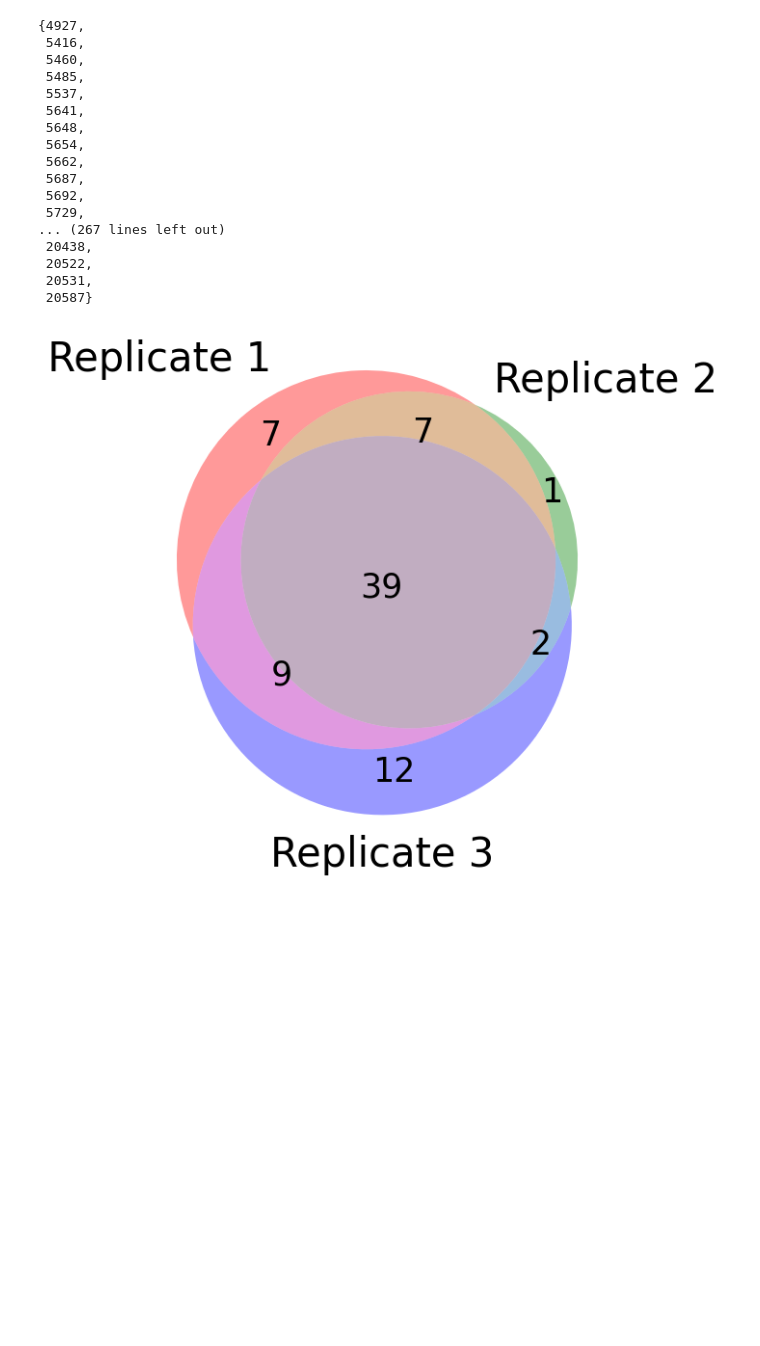
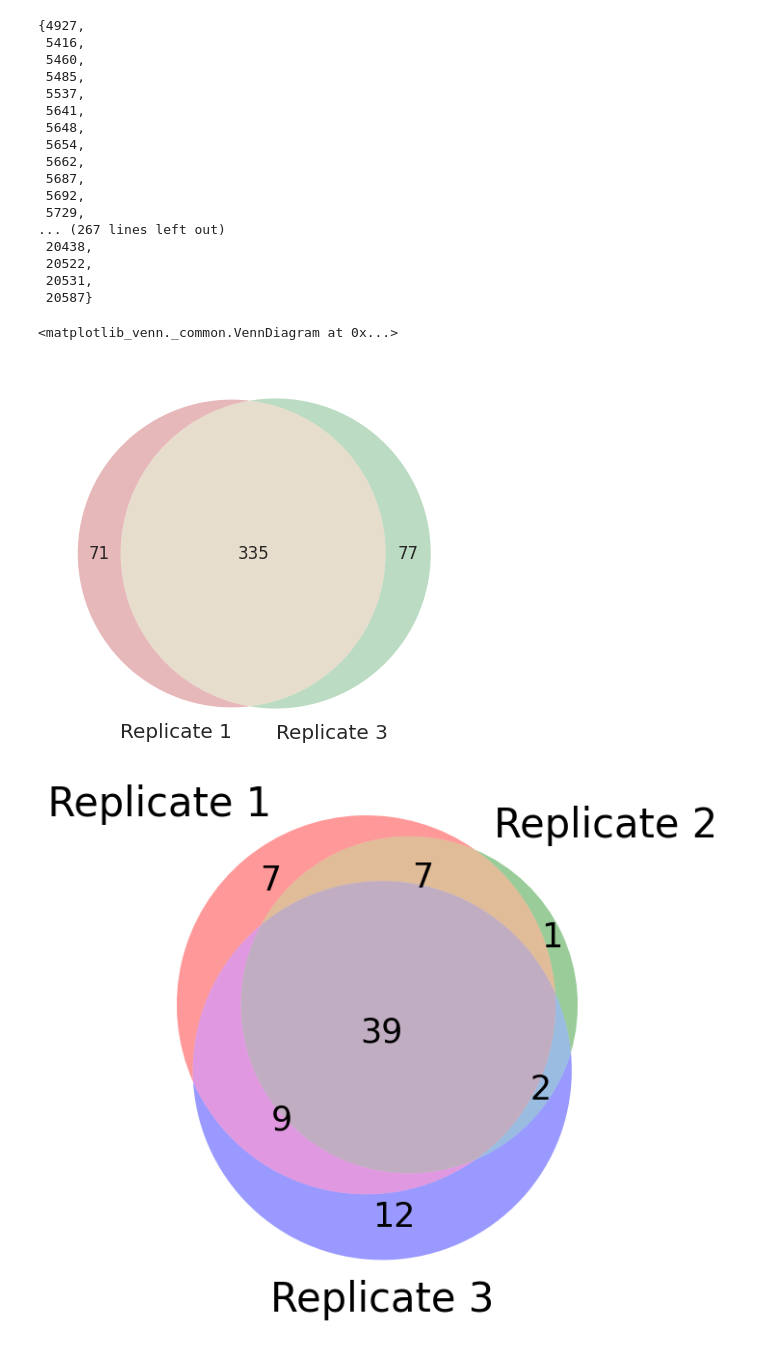
Before and after one commit to todanielwang/TopMPI, a Jupyter notebook: notebook.ipynb, the cells around one changed output. Saved outputs shown, nothing was run; the diff lists cells and outputs as text; code cells hidden in the pictures; blank space fills up the shorter version.

```diff
--- a/notebook.ipynb
+++ b/notebook.ipynb
@@ -2136,6 +2142,13 @@ for scan in missingones:
  20522,
  20531,
  20587}
+# %%
+from matplotlib_venn import venn2
+
+venn2(subsets=(71, 77, 335), set_labels=('Replicate 1', 'Replicate 3'))
+# %% [output]
+<matplotlib_venn._common.VennDiagram at 0x...>
+[figure, added]
 # %%
 from matplotlib_venn import venn3
 
```
Also changed, not shown: parts of 16 cells of this notebook, 18 other files.
